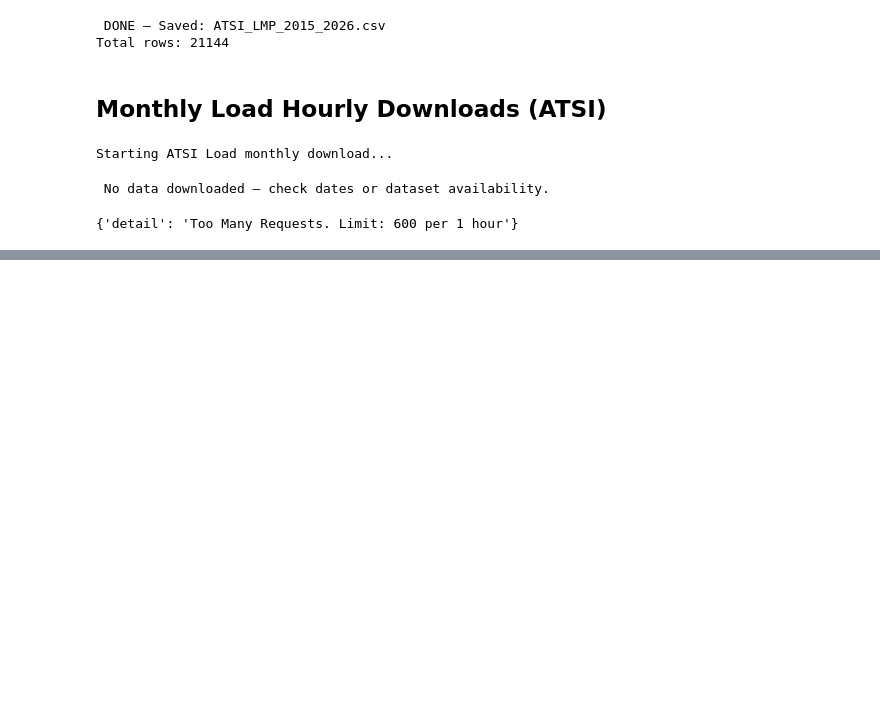
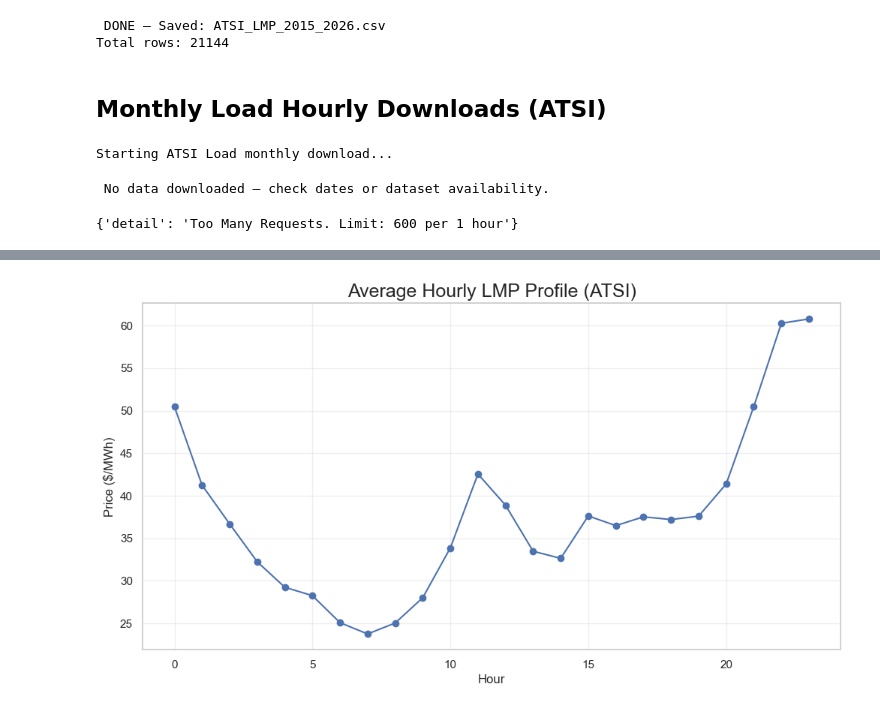
Before and after one commit to Aaron-Padilla/SolarCoders-MITPolicyHackathon25, a Jupyter notebook: Notebook1_Nima.ipynb, the cells around one changed output, grey strips where cells are left out. Saved outputs shown, nothing was run; the diff lists cells and outputs as text; code cells hidden in the pictures; blank space fills up the shorter version.

```diff
--- a/Notebook1_Nima.ipynb
+++ b/Notebook1_Nima.ipynb
@@ -472,0 +544,13 @@ resp.json()
+# %%
+#Hourly Average Price
+hourly_mean = df_lmp.groupby('hour')['lmp'].mean()
+
+plt.figure(figsize=(12,6))
+plt.plot(hourly_mean.index, hourly_mean.values, marker='o')
+plt.title("Average Hourly LMP Profile (ATSI)", fontsize=18)
+plt.xlabel("Hour")
+plt.ylabel("Price ($/MWh)")
+plt.grid(alpha=0.3)
+plt.show()
+# %% [output]
+[figure, added]
```
Also changed, not shown: parts of 7 cells of this notebook.
